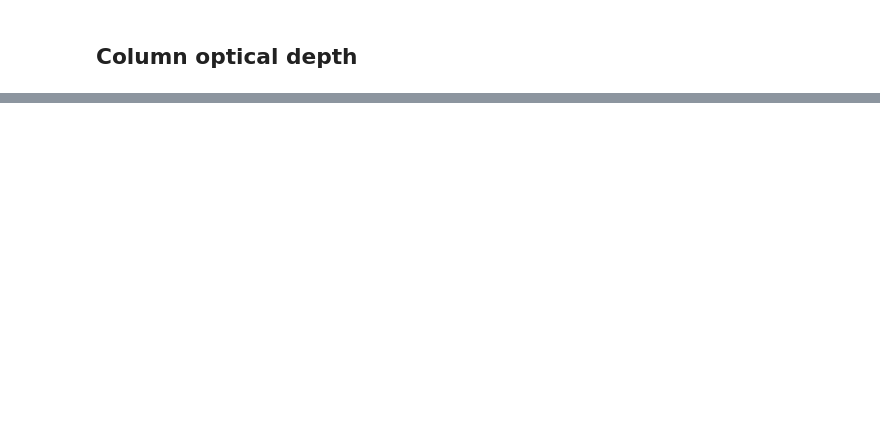
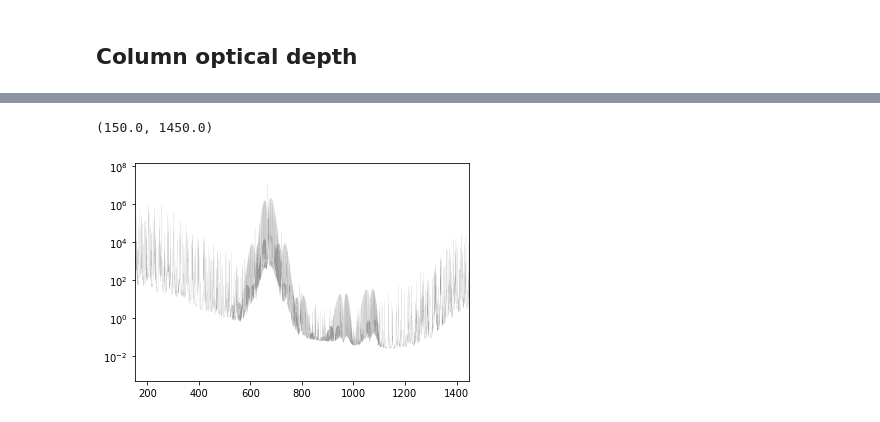
Before and after one commit to AndrewILWilliams/ECS_bump, a Jupyter notebook: climlab_rrtmg.ipynb, the cells around one changed output, grey strips where cells are left out. Saved outputs shown, nothing was run; the diff lists cells and outputs as text; code cells hidden in the pictures; blank space fills up the shorter version.

```diff
--- a/climlab_rrtmg.ipynb
+++ b/climlab_rrtmg.ipynb
@@ -541,6 +624,9 @@ column_mean(da_)
 # %%
 fig,ax=plt.subplots()
 
-plt.plot(g1.n, column_mean(da_), alpha=0.5, color='grey', lw=0.1)
+plt.plot(g1.n, vertical_integral(da_high_co2), alpha=0.8, color='grey', lw=0.1)
 plt.yscale('log')
 plt.xlim(150,1450)
+# %% [output]
+(150.0, 1450.0)
+[figure, added]
```
Also changed, not shown: parts of 20 cells of this notebook, 1 other file.
